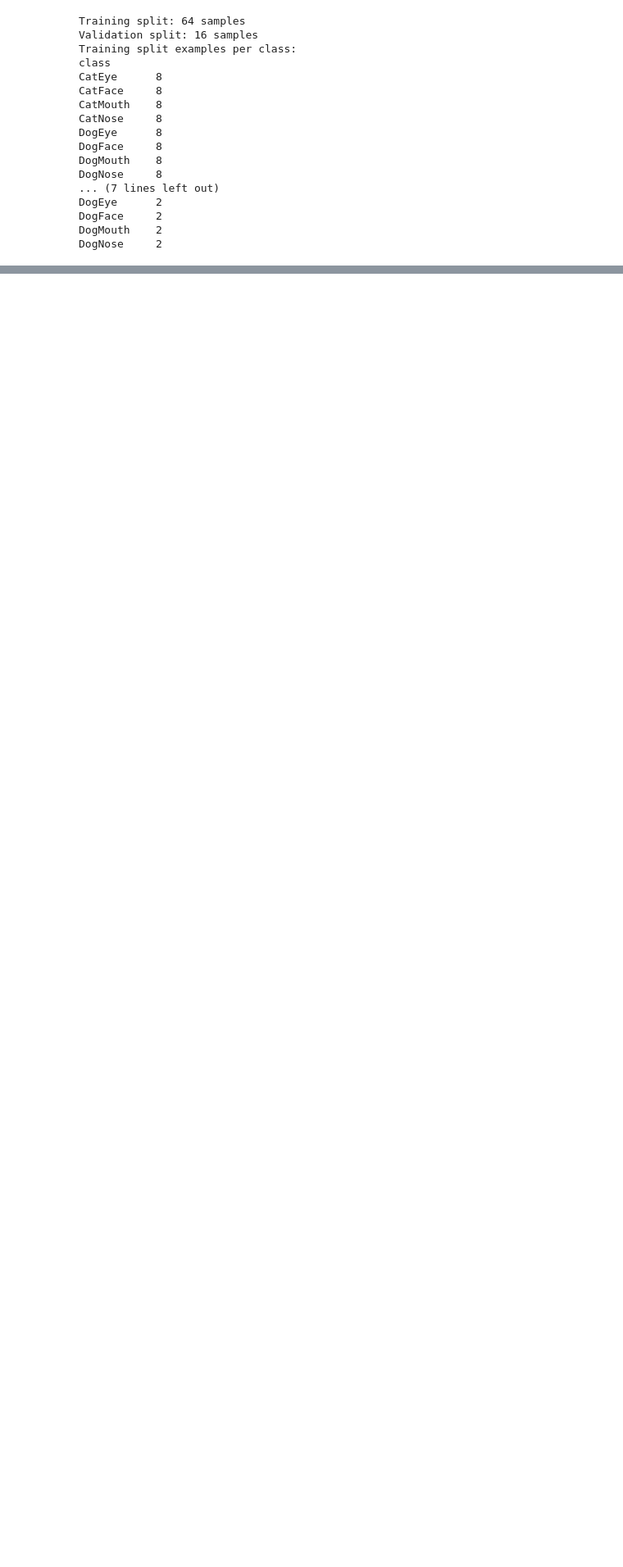
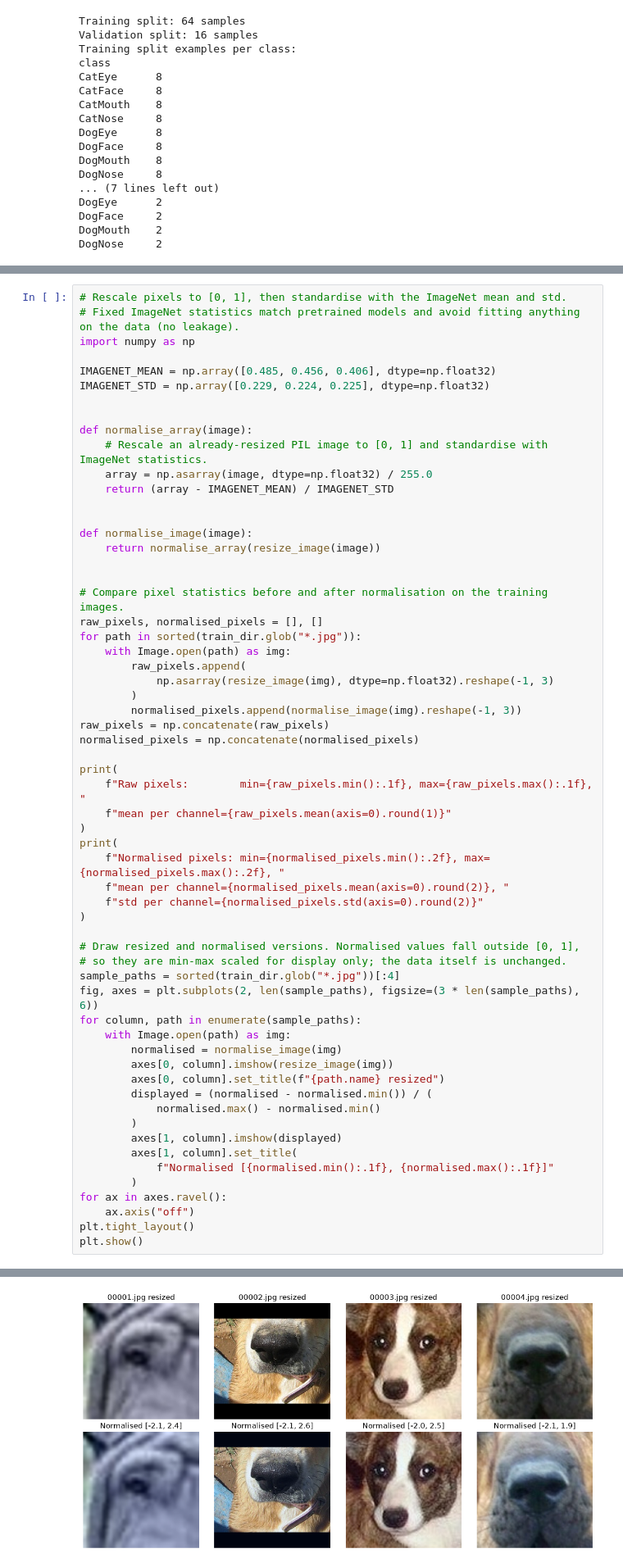
Before and after one commit to adithya-blip111/kaggle-competition, a Jupyter notebook: src/kaggle-competition.ipynb, the cells around one changed output, grey strips where cells are left out. Shown at 82% size. Drawn from its saved outputs; the diff is of its cells as text; blank space fills up the shorter version.

```diff
--- a/src/kaggle-competition.ipynb
+++ b/src/kaggle-competition.ipynb
@@ -430,0 +648,61 @@ Validation split is balanced: every class has the same number of samples.
+# %%
+# Rescale pixels to [0, 1], then standardise with the ImageNet mean and std.
+# Fixed ImageNet statistics match pretrained models and avoid fitting anything on the data (no leakage).
+import numpy as np
+
+IMAGENET_MEAN = np.array([0.485, 0.456, 0.406], dtype=np.float32)
+IMAGENET_STD = np.array([0.229, 0.224, 0.225], dtype=np.float32)
+
+
+def normalise_array(image):
+    # Rescale an already-resized PIL image to [0, 1] and standardise with ImageNet statistics.
+    array = np.asarray(image, dtype=np.float32) / 255.0
+    return (array - IMAGENET_MEAN) / IMAGENET_STD
+
+
+def normalise_image(image):
+    return normalise_array(resize_image(image))
+
+
+# Compare pixel statistics before and after normalisation on the training images.
+raw_pixels, normalised_pixels = [], []
+for path in sorted(train_dir.glob("*.jpg")):
+    with Image.open(path) as img:
+        raw_pixels.append(
+            np.asarray(resize_image(img), dtype=np.float32).reshape(-1, 3)
+        )
+        normalised_pixels.append(normalise_image(img).reshape(-1, 3))
+raw_pixels = np.concatenate(raw_pixels)
+normalised_pixels = np.concatenate(normalised_pixels)
+
+print(
+    f"Raw pixels:        min={raw_pixels.min():.1f}, max={raw_pixels.max():.1f}, "
+    f"mean per channel={raw_pixels.mean(axis=0).round(1)}"
+)
+print(
+    f"Normalised pixels: min={normalised_pixels.min():.2f}, max={normalised_pixels.max():.2f}, "
+    f"mean per channel={normalised_pixels.mean(axis=0).round(2)}, "
+    f"std per channel={normalised_pixels.std(axis=0).round(2)}"
+)
+
+# Draw resized and normalised versions. Normalised values fall outside [0, 1],
+# so they are min-max scaled for display only; the data itself is unchanged.
+sample_paths = sorted(train_dir.glob("*.jpg"))[:4]
+fig, axes = plt.subplots(2, len(sample_paths), figsize=(3 * len(sample_paths), 6))
+for column, path in enumerate(sample_paths):
+    with Image.open(path) as img:
+        normalised = normalise_image(img)
+        axes[0, column].imshow(resize_image(img))
+        axes[0, column].set_title(f"{path.name} resized")
+        displayed = (normalised - normalised.min()) / (
+            normalised.max() - normalised.min()
+        )
+        axes[1, column].imshow(displayed)
+        axes[1, column].set_title(
+            f"Normalised [{normalised.min():.1f}, {normalised.max():.1f}]"
+        )
+for ax in axes.ravel():
+    ax.axis("off")
+plt.tight_layout()
+plt.show()
+# %% [output]
@@ -430,0 +711 @@ Validation split is balanced: every class has the same number of samples.
+[figure, added]
```
Also changed, not shown: parts of 18 cells of this notebook, 3 other files.
